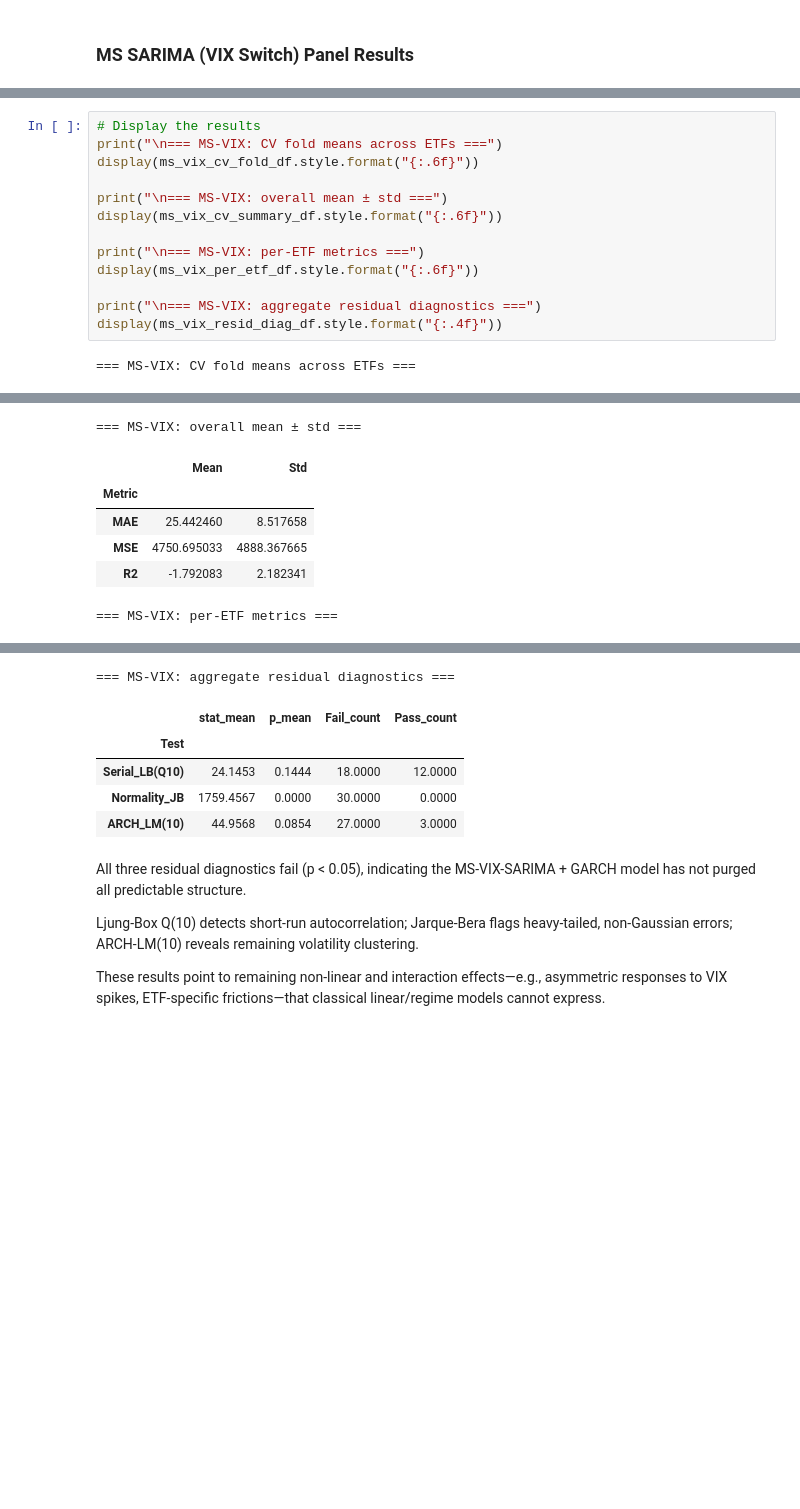
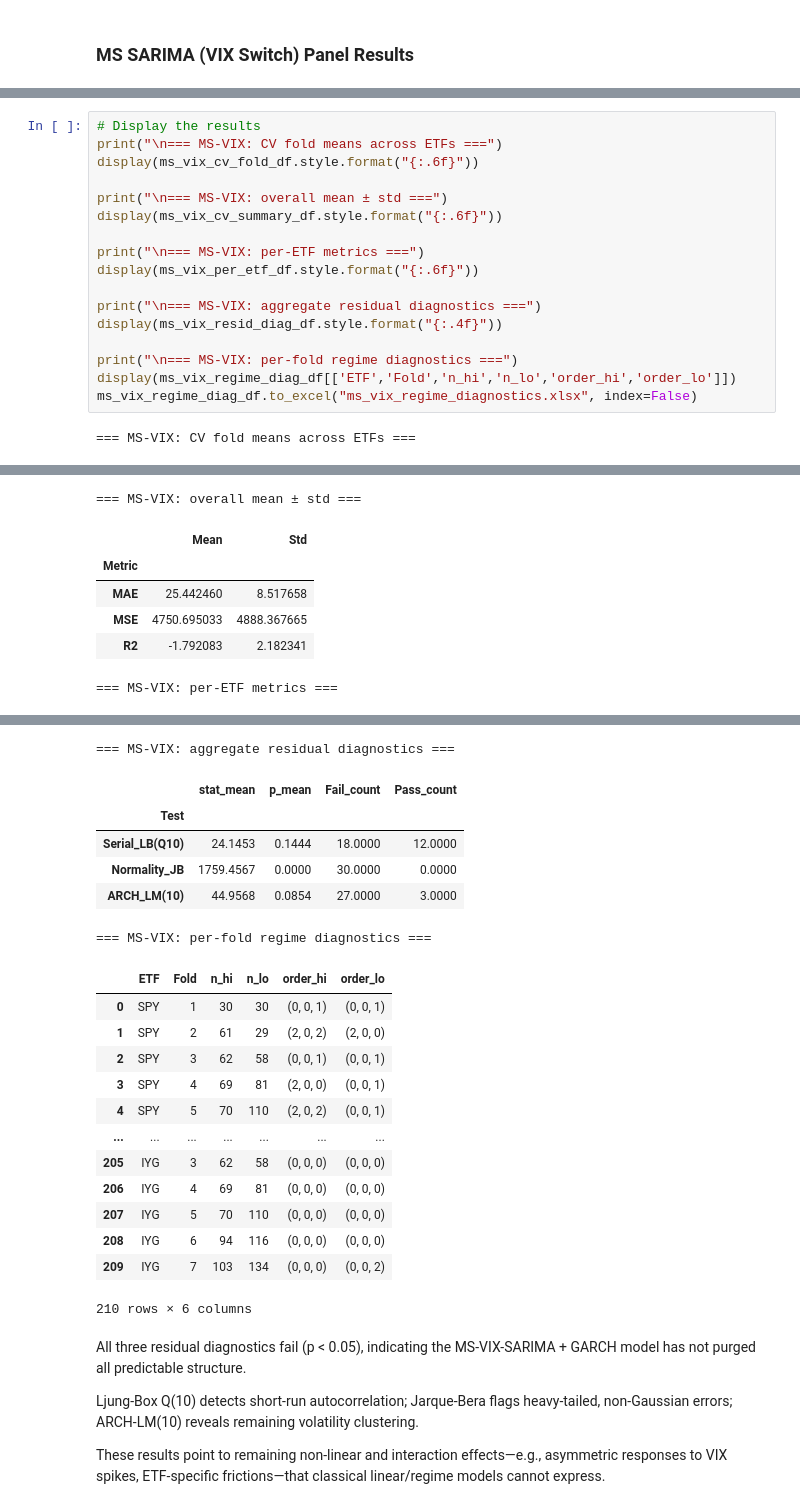
Before and after one commit to AatishDA1/ETF_TD_Forecasting, a Jupyter notebook: etf_te_forecsating_models/etf_te_forecasting_v2.ipynb, the cells around one changed output, grey strips where cells are left out. Drawn from its saved outputs; the diff is of its cells as text; blank space fills up the shorter version.

Commit message:
Added Extra Diagnostics

```diff
--- a/etf_te_forecsating_models/etf_te_forecasting_v2.ipynb
+++ b/etf_te_forecsating_models/etf_te_forecasting_v2.ipynb
@@ -1287,6 +1331,10 @@ display(ms_vix_per_etf_df.style.format("{:.6f}"))
 
 print("\n=== MS-VIX: aggregate residual diagnostics ===")
 display(ms_vix_resid_diag_df.style.format("{:.4f}"))
+
+print("\n=== MS-VIX: per-fold regime diagnostics ===")
+display(ms_vix_regime_diag_df[['ETF','Fold','n_hi','n_lo','order_hi','order_lo']])
+ms_vix_regime_diag_df.to_excel("ms_vix_regime_diagnostics.xlsx", index=False)
 # %% [output]
 === MS-VIX: CV fold means across ETFs ===
 |  | Fold | MAE | MAE_std | MSE | MSE_std | R2 |
@@ -1301,33 +1349,47 @@ display(ms_vix_resid_diag_df.style.format("{:.4f}"))
 |  | Mean | Std |
 | Metric |  |  |
 | MAE | 25.442460 | 8.517658 |
 | MSE | 4750.695033 | 4888.367665 |
 | R2 | -1.792083 | 2.182341 |
 === MS-VIX: per-ETF metrics ===
 |  | MAE | MAE_std | MSE | MSE_std | R2 |
 | ETF |  |  |  |  |  |
 | DIA | 10.072197 | 4.667775 | 170.651764 | 153.276474 | 0.219168 |
 | IDU | 61.939959 | 25.713433 | 6666.343176 | 5602.260753 | -0.686834 |
 | IJH | 5.581403 | 2.057195 | 40.032642 | 25.228976 | -0.301125 |
 | IJR | 9.730353 | 7.019699 | 167.611170 | 209.378698 | -0.274567 |
 | IVV | 9.680831 | 7.390213 | 175.999399 | 221.725574 | -0.678616 |
 | IWB | 8.976699 | 3.535780 | 105.916501 | 80.543897 | -0.660303 |
 | IWD | 12.585210 | 6.883355 | 282.182863 | 288.942370 | -1.652004 |
 | IWF | 13.819207 | 14.188525 | 469.801236 | 879.668525 | -2.240160 |
 | IWM | 10.978783 | 7.951149 | 242.915825 | 346.494374 | -0.783308 |
 | IWN | 12.224075 | 6.444152 | 246.468273 | 216.242832 | -0.159919 |
 | ... | ... | ... | ... | ... | ... |
 | XLI | 28.968052 | 25.250193 | 1558.776418 | 2179.838895 | -22.974897 |
 | XLK | 24.699017 | 24.238011 | 1606.130520 | 3067.658409 | -2.000479 |
 | XLP | 23.905168 | 17.329470 | 1204.268040 | 1458.047282 | -0.607342 |
 | XLU | 16.359005 | 8.449839 | 437.175499 | 442.161268 | 0.431574 |
 | XLV | 14.010075 | 18.059422 | 632.680302 | 1340.684703 | -0.546560 |
 === MS-VIX: aggregate residual diagnostics ===
 |  | stat_mean | p_mean | Fail_count | Pass_count |
 | Test |  |  |  |  |
 | Serial_LB(Q10) | 24.1453 | 0.1444 | 18.0000 | 12.0000 |
 | Normality_JB | 1759.4567 | 0.0000 | 30.0000 | 0.0000 |
 | ARCH_LM(10) | 44.9568 | 0.0854 | 27.0000 | 3.0000 |
+=== MS-VIX: per-fold regime diagnostics ===
+|  | ETF | Fold | n_hi | n_lo | order_hi | order_lo |
+| 0 | SPY | 1 | 30 | 30 | (0, 0, 1) | (0, 0, 1) |
+| 1 | SPY | 2 | 61 | 29 | (2, 0, 2) | (2, 0, 0) |
+| 2 | SPY | 3 | 62 | 58 | (0, 0, 1) | (0, 0, 1) |
+| 3 | SPY | 4 | 69 | 81 | (2, 0, 0) | (0, 0, 1) |
+| 4 | SPY | 5 | 70 | 110 | (2, 0, 2) | (0, 0, 1) |
+| ... | ... | ... | ... | ... | ... | ... |
+| 205 | IYG | 3 | 62 | 58 | (0, 0, 0) | (0, 0, 0) |
+| 206 | IYG | 4 | 69 | 81 | (0, 0, 0) | (0, 0, 0) |
+| 207 | IYG | 5 | 70 | 110 | (0, 0, 0) | (0, 0, 0) |
+| 208 | IYG | 6 | 94 | 116 | (0, 0, 0) | (0, 0, 0) |
+| 209 | IYG | 7 | 103 | 134 | (0, 0, 0) | (0, 0, 2) |
+210 rows × 6 columns
 # %% [markdown]
 All three residual diagnostics fail (p < 0.05), indicating the MS-VIX-SARIMA + GARCH model has not purged all predictable structure.
 
```
Also changed, not shown: parts of 15 cells of this notebook, 1 other file.
